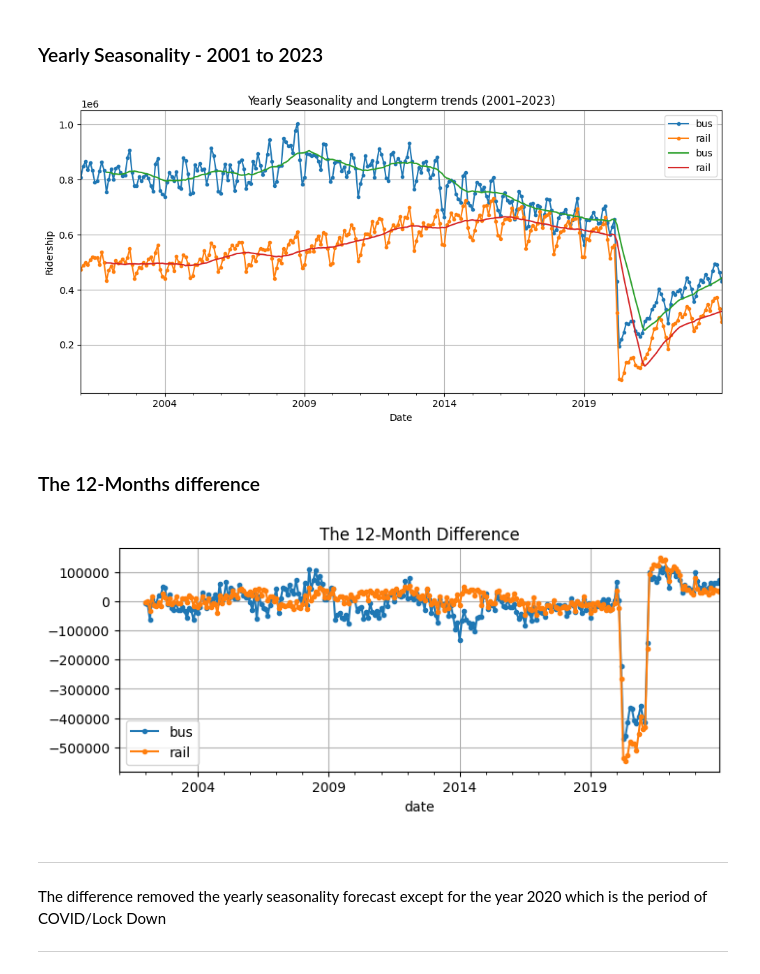
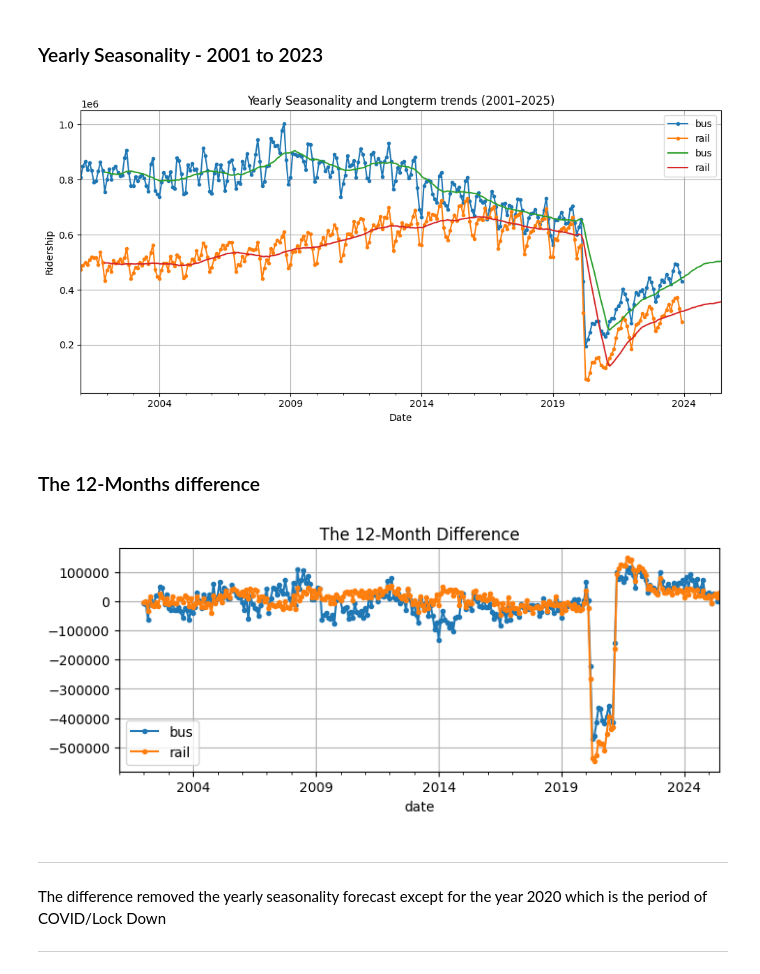
Before and after one commit to lekanOyeleye/Timeseries-Forecasting, a Jupyter notebook: Timeseries Analysis.ipynb, the cells around one changed output. Cells and saved outputs as stored; diff of their text form; code cells hidden in the pictures.

```diff
--- a/Timeseries Analysis.ipynb
+++ b/Timeseries Analysis.ipynb
@@ -105,29 +196,29 @@ rail - 5.6%
 # %% [markdown]
 ### Yearly Seasonality - 2001 to 2023
 # %%
-period = slice("2001", "2023")
+period = slice("2001", "2025")
 
 # Select only numeric columns
 df_numeric = df[["bus", "rail"]]
 
 # Resample monthly and compute mean
 df_monthly = df_numeric.resample('M').mean()
 
 # 12-month rolling average
-rolling_average_12_months = df_monthly["2001":"2023"].rolling(window=12).mean()
+rolling_average_12_months = df_monthly["2001":"2025"].rolling(window=12).mean()
 
 # Plot
 fig, ax = plt.subplots(figsize=(10, 5))
 df_monthly["2001":"2023"].plot(ax=ax, marker=".", label="Monthly Mean")
 rolling_average_12_months.plot(ax=ax, grid=True, label="12-Month Rolling Avg")
-ax.set_title("Yearly Seasonality and Longterm trends (2001–2023)")
+ax.set_title("Yearly Seasonality and Longterm trends (2001–2025)")
 ax.set_xlabel("Date")
 ax.set_ylabel("Ridership")
 ax.legend()
 plt.tight_layout()
 plt.show()
 # %% [output]
-[figure, old version]
+[figure, new version]
 # %% [markdown]
 ### The 12-Months difference
 # %%
@@ -135,7 +226,7 @@ df_monthly.diff(12)[period].plot(grid=True, marker=".", figsize=(8, 3))
 plt.gca().set_title("The 12-Month Difference")
 plt.show()
 # %% [output]
-[figure, old version]
+[figure, new version]
 # %% [markdown]
 ---
 The difference removed the yearly seasonality forecast except for the year 2020 which is the period of COVID/Lock Down
```
Also changed, not shown: parts of 64 cells of this notebook.
